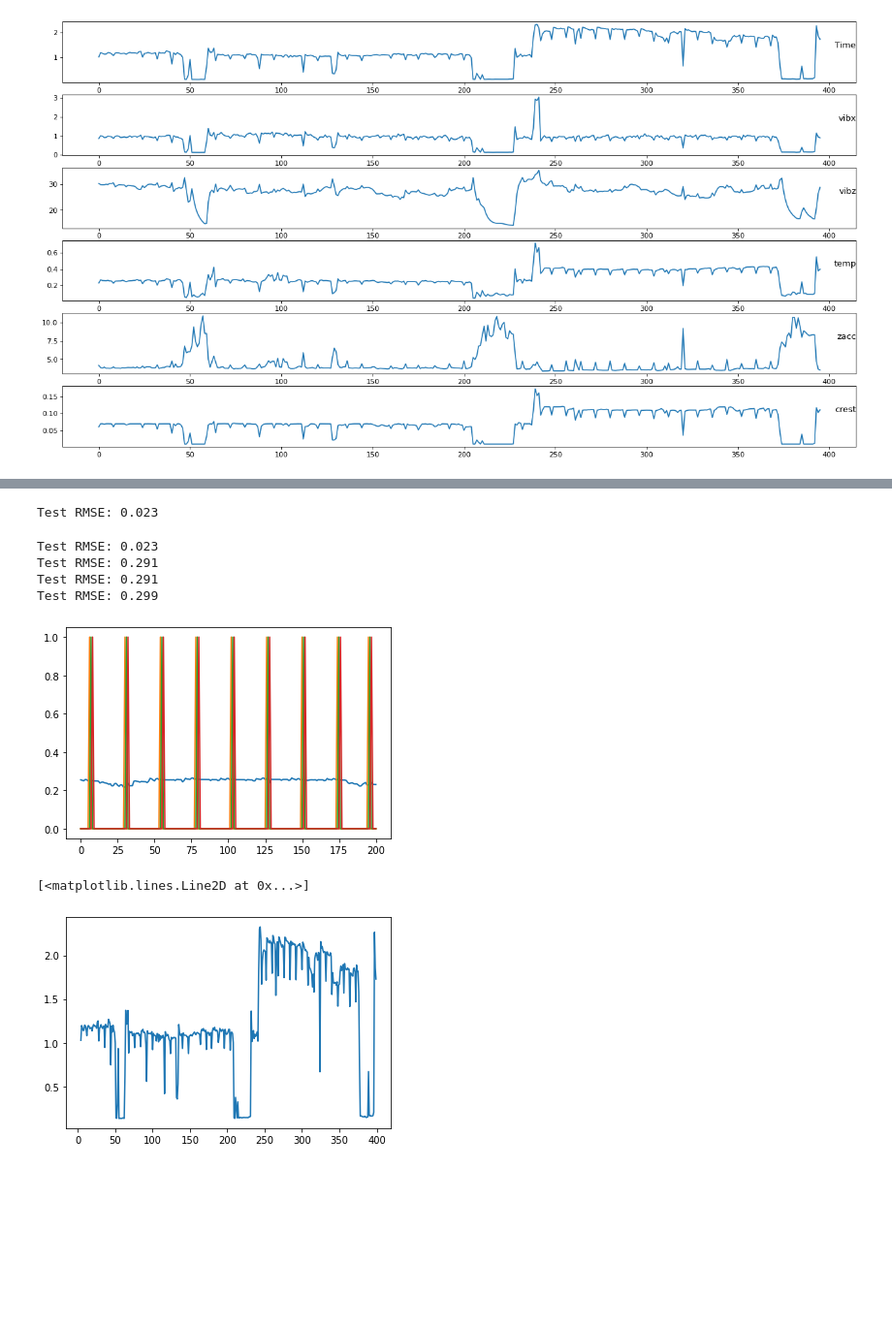
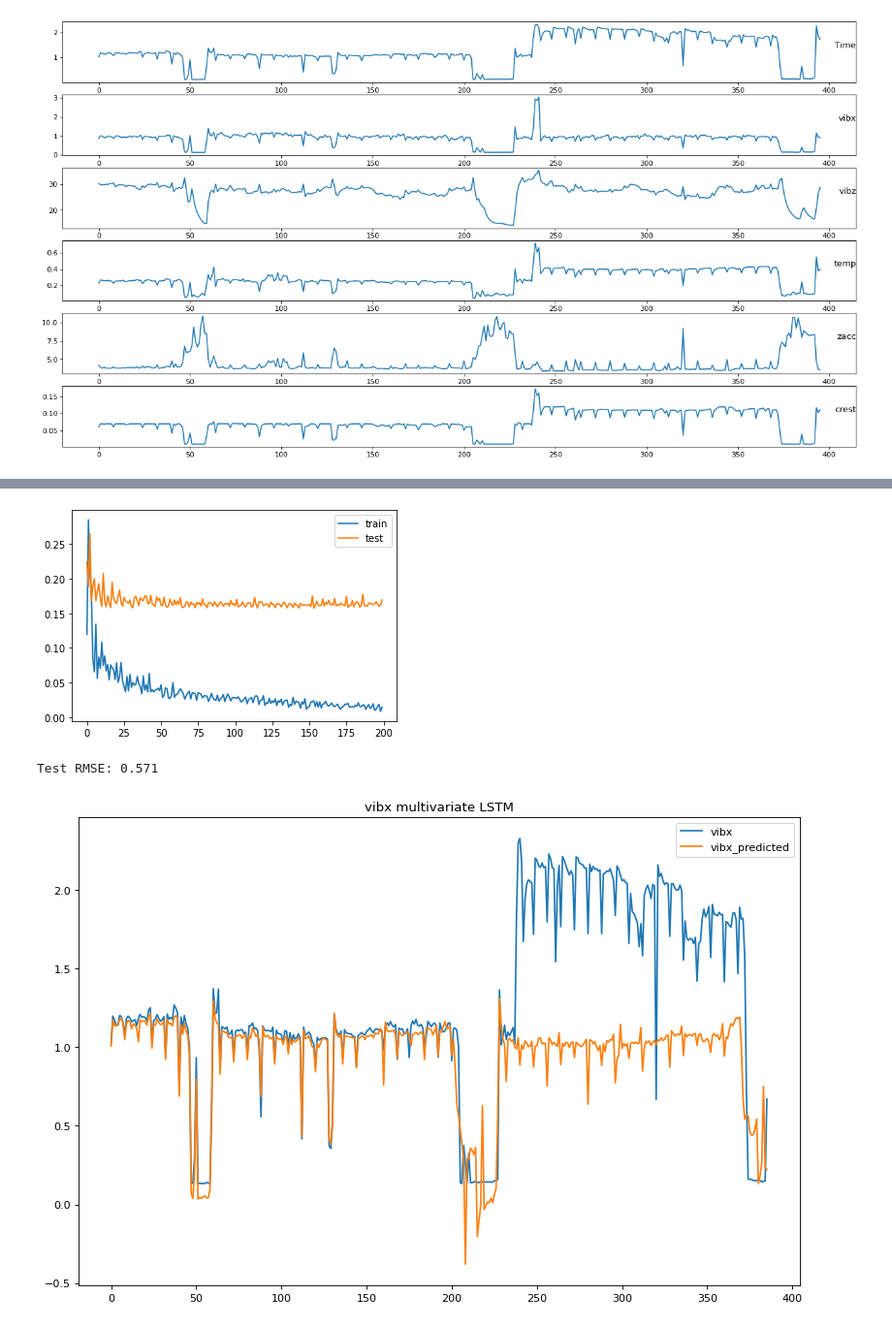
Before and after one commit to MustafaBozkurt84/predictive-maintanance-LSTM, a Jupyter notebook: MultivariateTimeSeriesLSTM.ipynb, the cells around one changed output, grey strips where cells are left out. Shown at 97% size. Saved outputs shown, nothing was run; the diff lists cells and outputs as text; code cells hidden in the pictures; blank space fills up the shorter version.

```diff
--- a/MultivariateTimeSeriesLSTM.ipynb
+++ b/MultivariateTimeSeriesLSTM.ipynb
@@ -198,43 +196,6 @@ yhat = model.predict(test_X)
-# %%
-from numpy import concatenate
-from math import sqrt
-from sklearn.metrics import mean_squared_error
-
-test_X = test_X.reshape((test_X.shape[0], n_hours*n_features))
-# invert scaling for forecast
-inv_yhat1 = concatenate((yhat, test_X[:, -3:]), axis=1)
-#inv_yhat = scaler.inverse_transform(inv_yhat)
-inv_yhat = inv_yhat1[:,0]
-# invert scaling for actual
-test_y = test_y.reshape((len(test_y), 1))
-inv_y = concatenate((test_y, test_X[:, -7:]), axis=1)
-#inv_y = scaler.inverse_transform(inv_y)
-inv_y = inv_y[:,0]
-# calculate RMSE
-rmse = sqrt(mean_squared_error(inv_y, inv_yhat))
-print('Test RMSE: %.3f' % rmse)
-# %% [output]
-Test RMSE: 0.023
-# %%
-for i in range(4):
-    inv_yhat = inv_yhat1[:,i]
-    # invert scaling for actual
-    test_y = test_y.reshape((len(test_y), 1))
-    inv_y = concatenate((test_y, test_X[:, -7:]), axis=1)
-    #inv_y = scaler.inverse_transform(inv_y)
-    inv_y = inv_y[:,i]
-    # calculate RMSE
-    rmse = sqrt(mean_squared_error(inv_y, inv_yhat))
-    print('Test RMSE: %.3f' % rmse)
-    pyplot.plot(inv_yhat)
-# %% [output]
-Test RMSE: 0.023
-Test RMSE: 0.291
-Test RMSE: 0.291
-Test RMSE: 0.299
-[figure, removed]
-# %%
-pyplot.plot(df.iloc[:,1])
-# %% [output]
-[<matplotlib.lines.Line2D at 0x...>]
-[figure, removed]
+# %%
+multivariae_lstm(0)
+# %% [output]
+[figure, added]
+Test RMSE: 0.571
+[figure, added]
```
Also changed, not shown: parts of 24 cells of this notebook.
